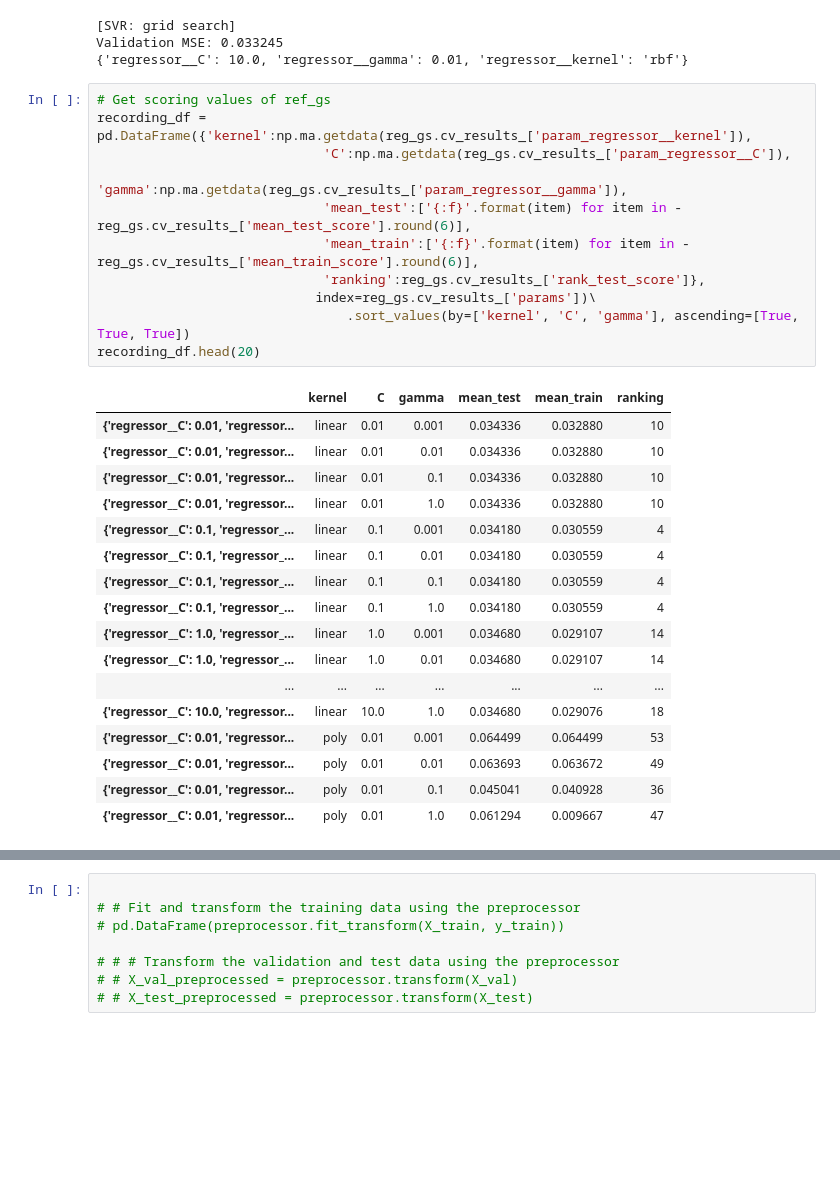
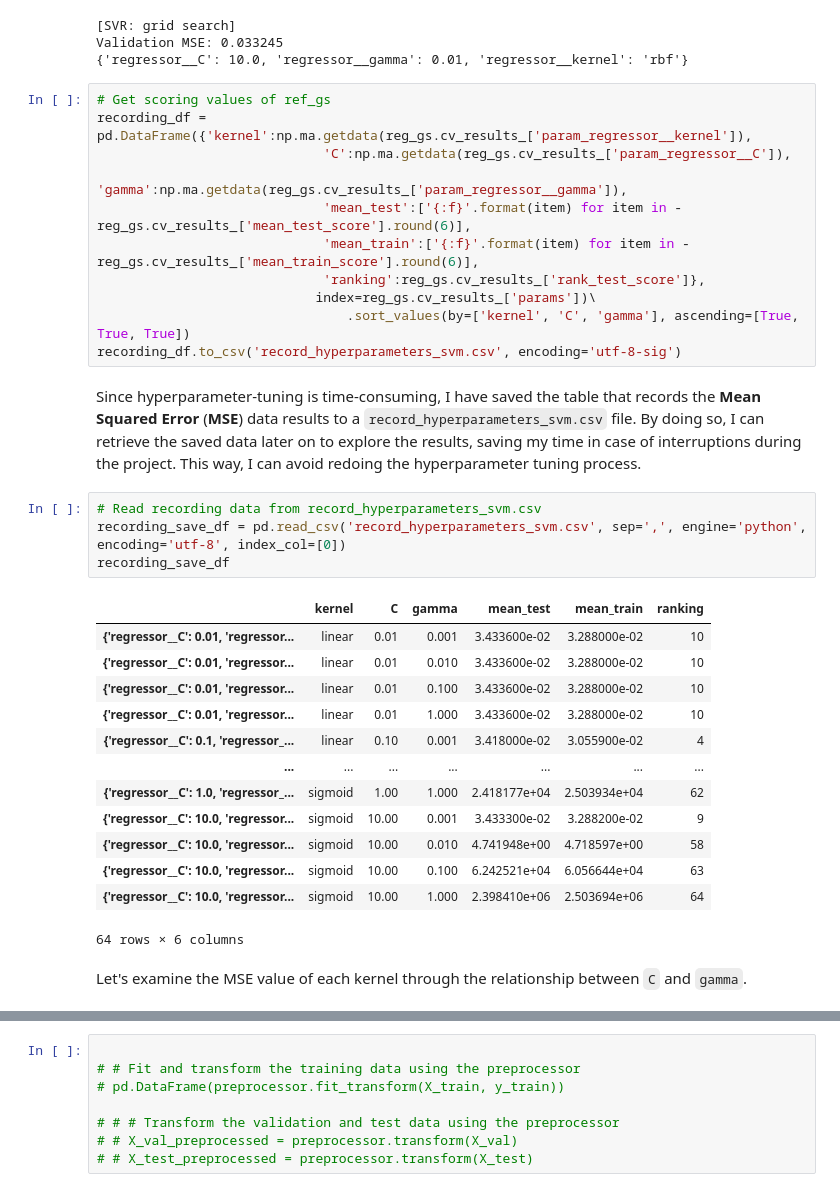
Before and after one commit to dagngyen/hcmus_23-24_coursesra-courses-analysis, a Jupyter notebook: Phase 2: Building model/svm-sigmoid copy.ipynb, the cells around one changed output, grey strips where cells are left out. Saved outputs shown, nothing was run; the diff lists cells and outputs as text; blank space fills up the shorter version.

```diff
--- a/Phase 2: Building model/svm-sigmoid copy.ipynb
+++ b/Phase 2: Building model/svm-sigmoid copy.ipynb
@@ -193,23 +208,27 @@ recording_df = pd.DataFrame({'kernel':np.ma.getdata(reg_gs.cv_results_['param_re
                              'ranking':reg_gs.cv_results_['rank_test_score']},
                             index=reg_gs.cv_results_['params'])\
                                 .sort_values(by=['kernel', 'C', 'gamma'], ascending=[True, True, True])
-recording_df.head(20)
+recording_df.to_csv('record_hyperparameters_svm.csv', encoding='utf-8-sig')
-# %% [output]
-|  | kernel | C | gamma | mean_test | mean_train | ranking |
-| {'regressor__C': 0.01, 'regressor... | linear | 0.01 | 0.001 | 0.034336 | 0.032880 | 10 |
-| {'regressor__C': 0.01, 'regressor... | linear | 0.01 | 0.01 | 0.034336 | 0.032880 | 10 |
-| {'regressor__C': 0.01, 'regressor... | linear | 0.01 | 0.1 | 0.034336 | 0.032880 | 10 |
-| {'regressor__C': 0.01, 'regressor... | linear | 0.01 | 1.0 | 0.034336 | 0.032880 | 10 |
-| {'regressor__C': 0.1, 'regressor_... | linear | 0.1 | 0.001 | 0.034180 | 0.030559 | 4 |
-| {'regressor__C': 0.1, 'regressor_... | linear | 0.1 | 0.01 | 0.034180 | 0.030559 | 4 |
-| {'regressor__C': 0.1, 'regressor_... | linear | 0.1 | 0.1 | 0.034180 | 0.030559 | 4 |
-| {'regressor__C': 0.1, 'regressor_... | linear | 0.1 | 1.0 | 0.034180 | 0.030559 | 4 |
-| {'regressor__C': 1.0, 'regressor_... | linear | 1.0 | 0.001 | 0.034680 | 0.029107 | 14 |
-| {'regressor__C': 1.0, 'regressor_... | linear | 1.0 | 0.01 | 0.034680 | 0.029107 | 14 |
-| ... | ... | ... | ... | ... | ... | ... |
-| {'regressor__C': 10.0, 'regressor... | linear | 10.0 | 1.0 | 0.034680 | 0.029076 | 18 |
-| {'regressor__C': 0.01, 'regressor... | poly | 0.01 | 0.001 | 0.064499 | 0.064499 | 53 |
-| {'regressor__C': 0.01, 'regressor... | poly | 0.01 | 0.01 | 0.063693 | 0.063672 | 49 |
-| {'regressor__C': 0.01, 'regressor... | poly | 0.01 | 0.1 | 0.045041 | 0.040928 | 36 |
-| {'regressor__C': 0.01, 'regressor... | poly | 0.01 | 1.0 | 0.061294 | 0.009667 | 47 |
+# %% [markdown]
+Since hyperparameter-tuning is time-consuming, I have saved the table that records the **Mean Squared Error** (**MSE**) data results to a `record_hyperparameters_svm.csv` file. By doing so, I can retrieve the saved data later on to explore the results, saving my time in case of interruptions during the project. This way, I can avoid redoing the hyperparameter tuning process.
+# %%
+# Read recording data from record_hyperparameters_svm.csv
+recording_save_df = pd.read_csv('record_hyperparameters_svm.csv', sep=',', engine='python', encoding='utf-8', index_col=[0])
+recording_save_df
+# %% [output]
+|  | kernel | C | gamma | mean_test | mean_train | ranking |
+| {'regressor__C': 0.01, 'regressor... | linear | 0.01 | 0.001 | 3.433600e-02 | 3.288000e-02 | 10 |
+| {'regressor__C': 0.01, 'regressor... | linear | 0.01 | 0.010 | 3.433600e-02 | 3.288000e-02 | 10 |
+| {'regressor__C': 0.01, 'regressor... | linear | 0.01 | 0.100 | 3.433600e-02 | 3.288000e-02 | 10 |
+| {'regressor__C': 0.01, 'regressor... | linear | 0.01 | 1.000 | 3.433600e-02 | 3.288000e-02 | 10 |
+| {'regressor__C': 0.1, 'regressor_... | linear | 0.10 | 0.001 | 3.418000e-02 | 3.055900e-02 | 4 |
+| ... | ... | ... | ... | ... | ... | ... |
+| {'regressor__C': 1.0, 'regressor_... | sigmoid | 1.00 | 1.000 | 2.418177e+04 | 2.503934e+04 | 62 |
+| {'regressor__C': 10.0, 'regressor... | sigmoid | 10.00 | 0.001 | 3.433300e-02 | 3.288200e-02 | 9 |
+| {'regressor__C': 10.0, 'regressor... | sigmoid | 10.00 | 0.010 | 4.741948e+00 | 4.718597e+00 | 58 |
+| {'regressor__C': 10.0, 'regressor... | sigmoid | 10.00 | 0.100 | 6.242521e+04 | 6.056644e+04 | 63 |
+| {'regressor__C': 10.0, 'regressor... | sigmoid | 10.00 | 1.000 | 2.398410e+06 | 2.503694e+06 | 64 |
+64 rows × 6 columns
+# %% [markdown]
+Let's examine the MSE value of each kernel through the relationship between `C` and `gamma`.
 # %%
```
Also changed, not shown: parts of 9 cells of this notebook, 1 other file.
